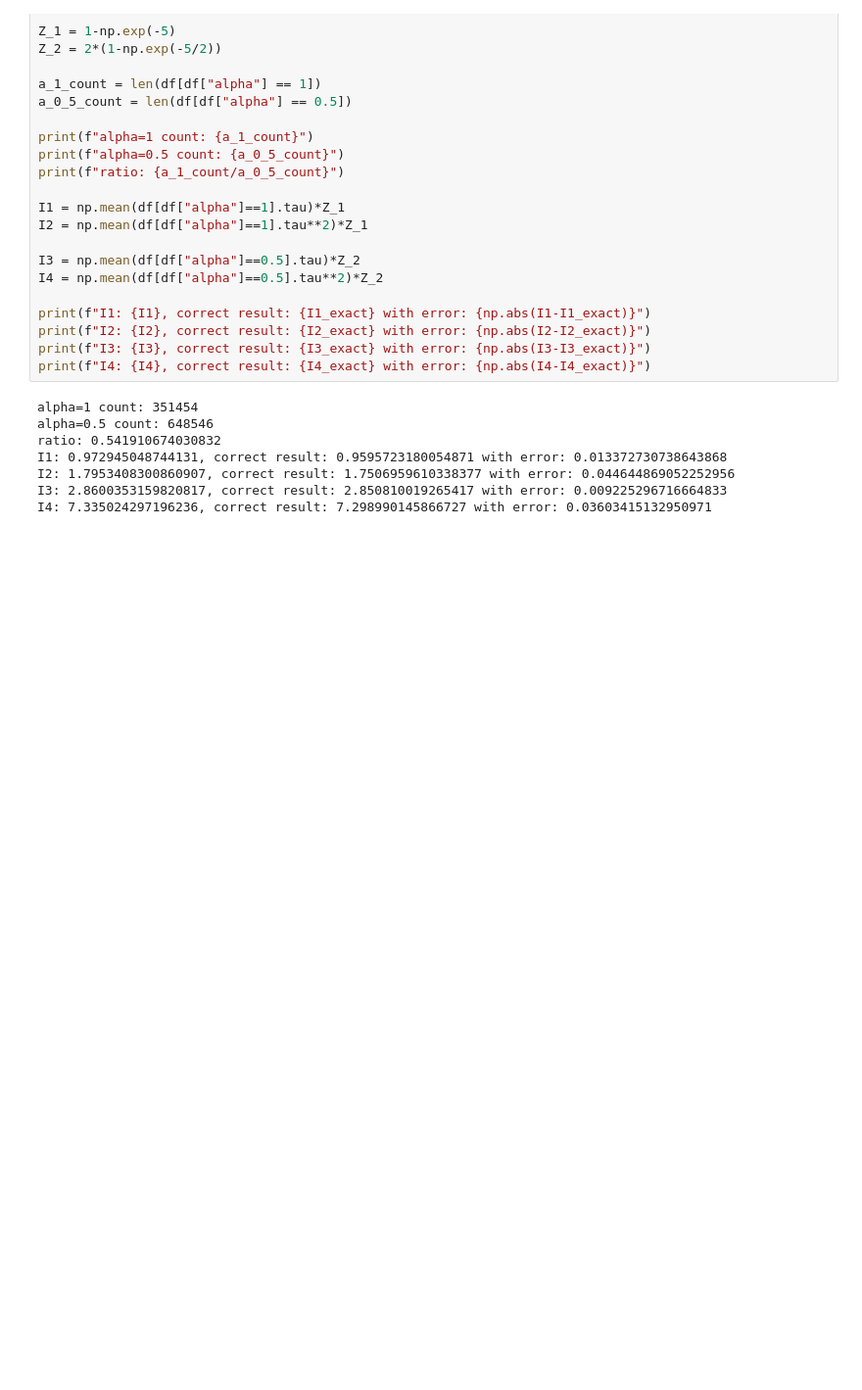
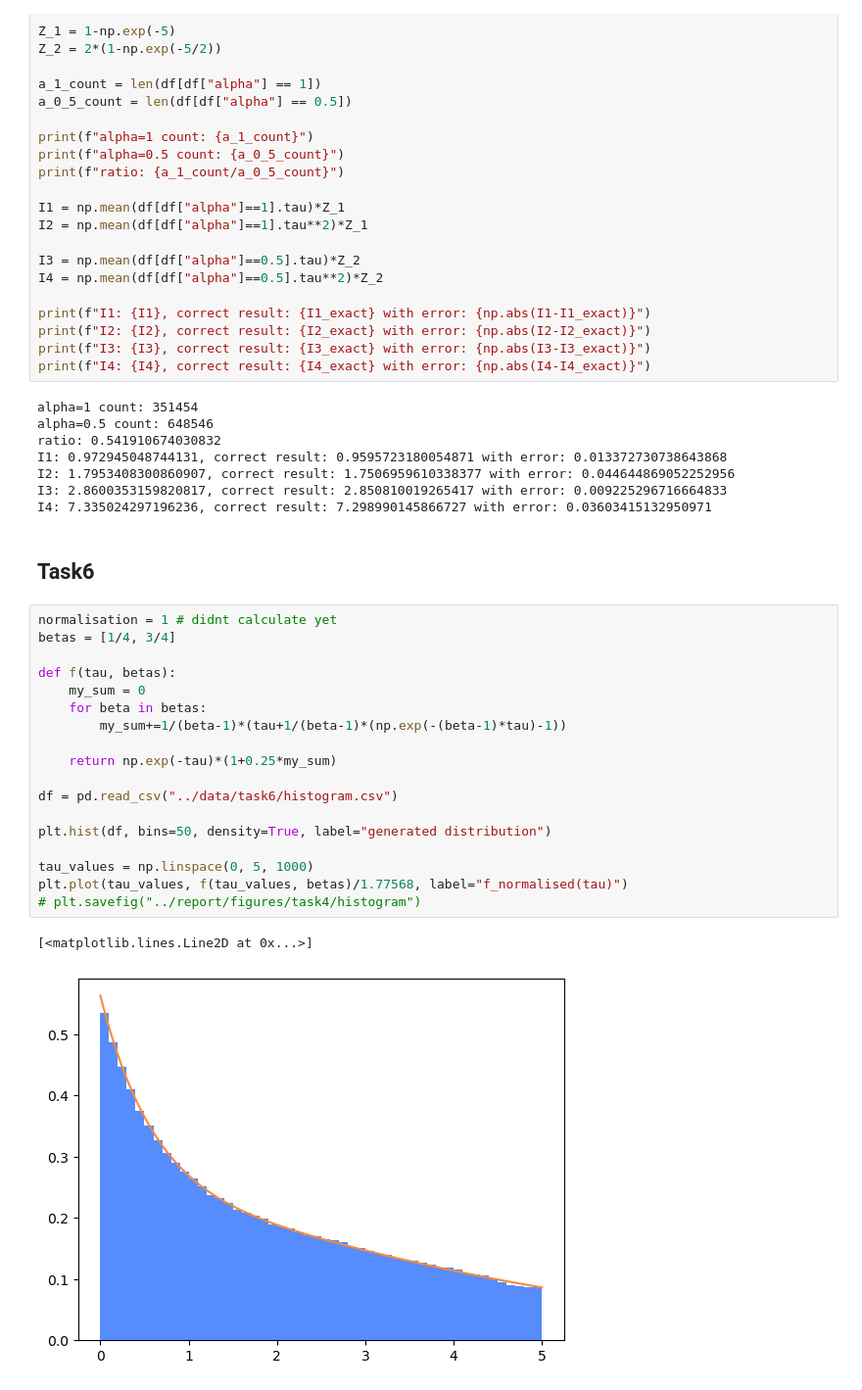
Before and after one commit to lordVelisch/diagrammatic-monte-carlo-solver, a Jupyter notebook: figures/task5.ipynb, the cells around one changed output. Shown at 98% size. Cells and saved outputs as stored; diff of their text form; blank space fills up the shorter version.

Commit message:
task6: expand to higher order diagrams

```diff
--- a/figures/task5.ipynb
+++ b/figures/task5.ipynb
@@ -73,3 +73,26 @@ I1: 0.972945048744131, correct result: 0.9595723180054871 with error: 0.01337273
 I2: 1.7953408300860907, correct result: 1.7506959610338377 with error: 0.044644869052252956
 I3: 2.8600353159820817, correct result: 2.850810019265417 with error: 0.009225296716664833
 I4: 7.335024297196236, correct result: 7.298990145866727 with error: 0.03603415132950971
+# %% [markdown]
+## Task6
+# %%
+normalisation = 1 # didnt calculate yet
+betas = [1/4, 3/4]
+
+def f(tau, betas):
+    my_sum = 0
+    for beta in betas:
+        my_sum+=1/(beta-1)*(tau+1/(beta-1)*(np.exp(-(beta-1)*tau)-1))
+
+    return np.exp(-tau)*(1+0.25*my_sum)
+
+df = pd.read_csv("../data/task6/histogram.csv")
+
+plt.hist(df, bins=50, density=True, label="generated distribution")
+
+tau_values = np.linspace(0, 5, 1000)
+plt.plot(tau_values, f(tau_values, betas)/1.77568, label="f_normalised(tau)")
+# plt.savefig("../report/figures/task4/histogram")
+# %% [output]
+[<matplotlib.lines.Line2D at 0x...>]
+[figure, added]
```
Also changed, not shown: parts of 1 cell of this notebook, 3 other files.
